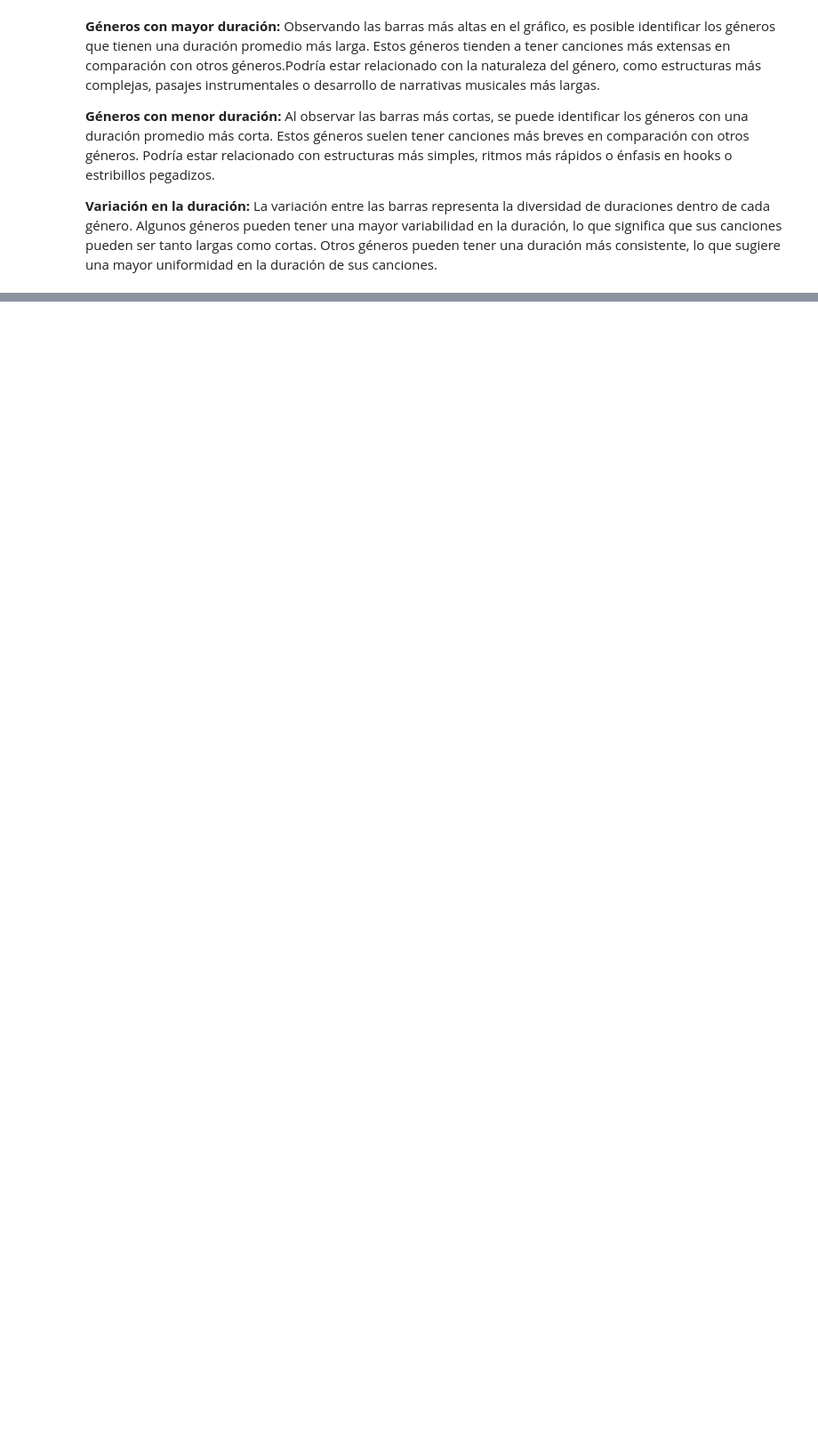
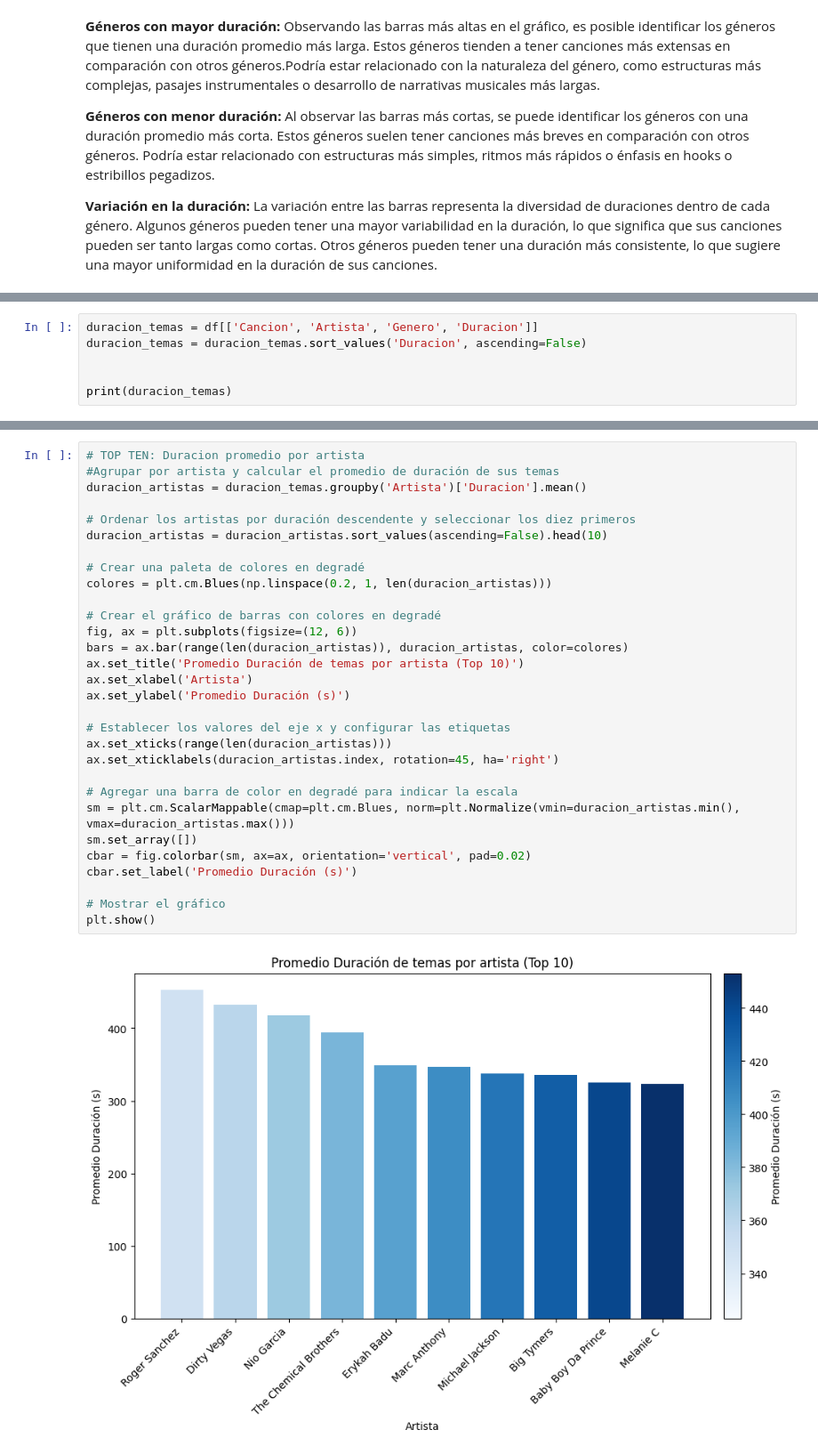
Before and after one commit to MarceloGustavoCordoba/Proyecto2023GrupoCCCC, a Jupyter notebook: CarlaContreras.ipynb, the cells around one changed output, grey strips where cells are left out. Shown: that part at 89% size. Cells and saved outputs as stored; diff of their text form; blank space fills up the shorter version.

```diff
--- a/CarlaContreras.ipynb
+++ b/CarlaContreras.ipynb
@@ -94,0 +97,6 @@ print(duracion_temas)
+# %%
+duracion_temas = df[['Cancion', 'Artista', 'Genero', 'Duracion']]
+duracion_temas = duracion_temas.sort_values('Duracion', ascending=False)
+
+
+print(duracion_temas)
@@ -96,0 +123,32 @@ print(duracion_temas)
+# %%
+# TOP TEN: Duracion promedio por artista
+#Agrupar por artista y calcular el promedio de duración de sus temas
+duracion_artistas = duracion_temas.groupby('Artista')['Duracion'].mean()
+
+# Ordenar los artistas por duración descendente y seleccionar los diez primeros
+duracion_artistas = duracion_artistas.sort_values(ascending=False).head(10)
+
+# Crear una paleta de colores en degradé
+colores = plt.cm.Blues(np.linspace(0.2, 1, len(duracion_artistas)))
+
+# Crear el gráfico de barras con colores en degradé
+fig, ax = plt.subplots(figsize=(12, 6))
+bars = ax.bar(range(len(duracion_artistas)), duracion_artistas, color=colores)
+ax.set_title('Promedio Duración de temas por artista (Top 10)')
+ax.set_xlabel('Artista')
+ax.set_ylabel('Promedio Duración (s)')
+
+# Establecer los valores del eje x y configurar las etiquetas
+ax.set_xticks(range(len(duracion_artistas)))
+ax.set_xticklabels(duracion_artistas.index, rotation=45, ha='right')
+
+# Agregar una barra de color en degradé para indicar la escala
+sm = plt.cm.ScalarMappable(cmap=plt.cm.Blues, norm=plt.Normalize(vmin=duracion_artistas.min(), vmax=duracion_artistas.max()))
+sm.set_array([])
+cbar = fig.colorbar(sm, ax=ax, orientation='vertical', pad=0.02)
+cbar.set_label('Promedio Duración (s)')
+
+# Mostrar el gráfico
+plt.show()
+# %% [output]
+[figure, added]
```
Also changed, not shown: parts of 11 cells of this notebook.
